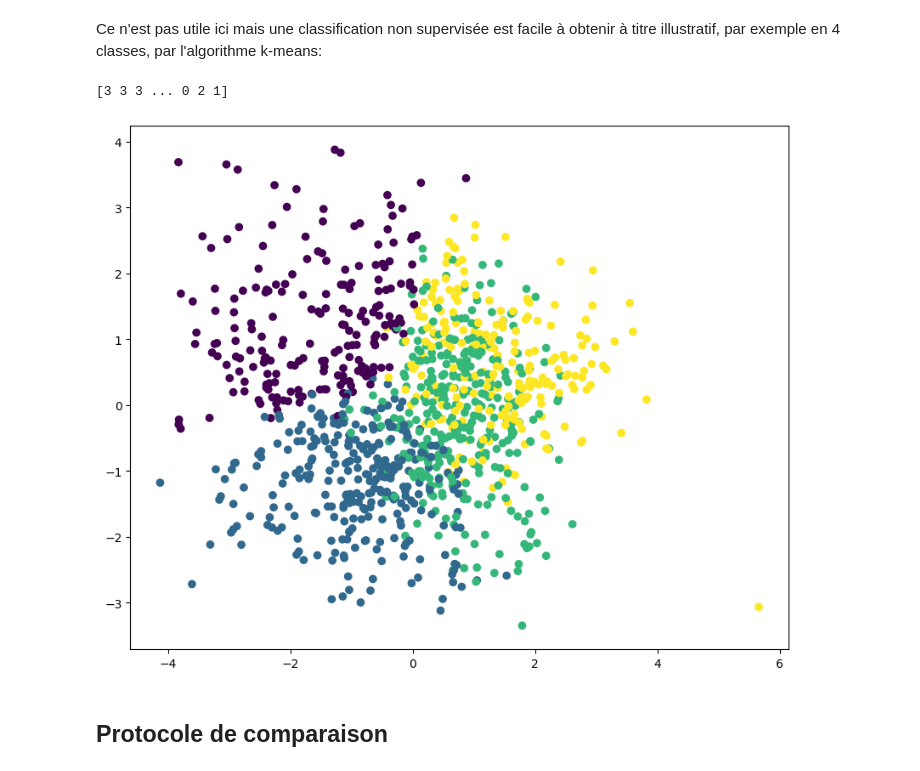
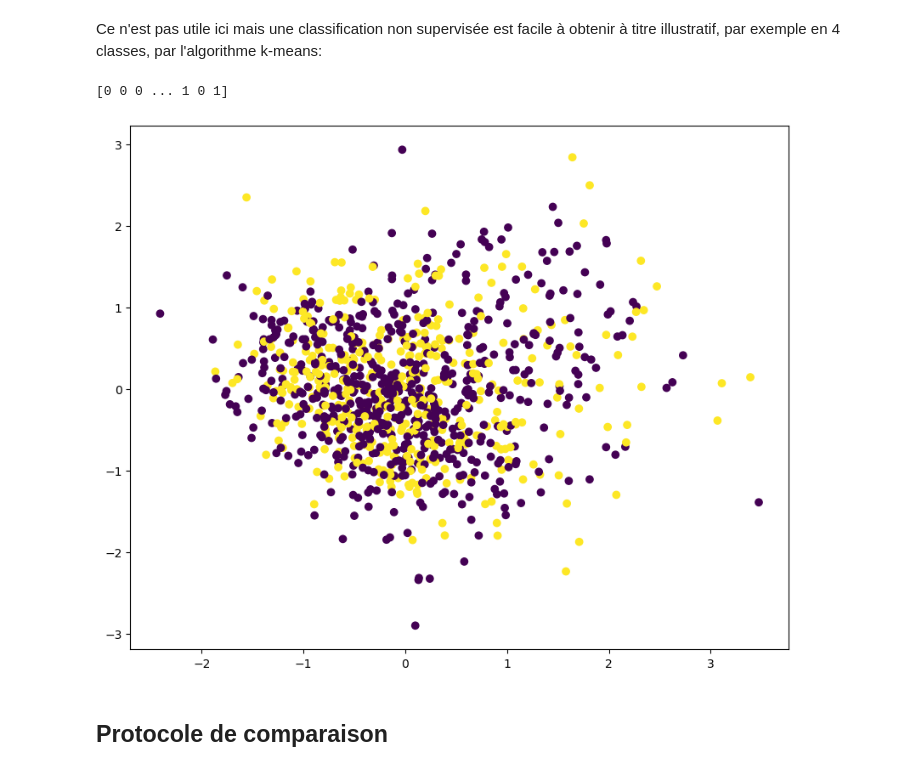
Before and after one commit to walid-abouir/TP_ML, a Jupyter notebook: Apprent-Python-Ozone.ipynb, the cells around one changed output. Cells and saved outputs as stored; diff of their text form; code cells hidden in the pictures.

```diff
--- a/Apprent-Python-Ozone.ipynb
+++ b/Apprent-Python-Ozone.ipynb
@@ -219,19 +225,19 @@ Ce n'est pas utile ici mais une classification non supervisée est facile à obt
 # %%
 from sklearn.cluster  import  KMeans
 from  sklearn.metrics  import confusion_matrix
-clust=KMeans(n_clusters=4)
+clust=KMeans(n_clusters=2)
 clust.fit(X)
 classe=clust.labels_
 print(classe)
 # %% [output]
-[3 3 3 ... 0 2 1]
+[0 0 0 ... 1 0 1]
 # %%
 ## Repésentation des individus dans les coordonnées de l'acp.
 plt.figure(figsize=(10,8))
-plt.scatter(C[:,0], C[:,1], c=classe)
+plt.scatter(C[:,3], C[:,4], c=classe)
 plt.show()
 # %% [output]
-[figure, old version]
+[figure, new version]
 # %% [markdown]
 ## Protocole de comparaison
 # %% [markdown]
```
Also changed, not shown: parts of 30 cells of this notebook, 1 other file.
